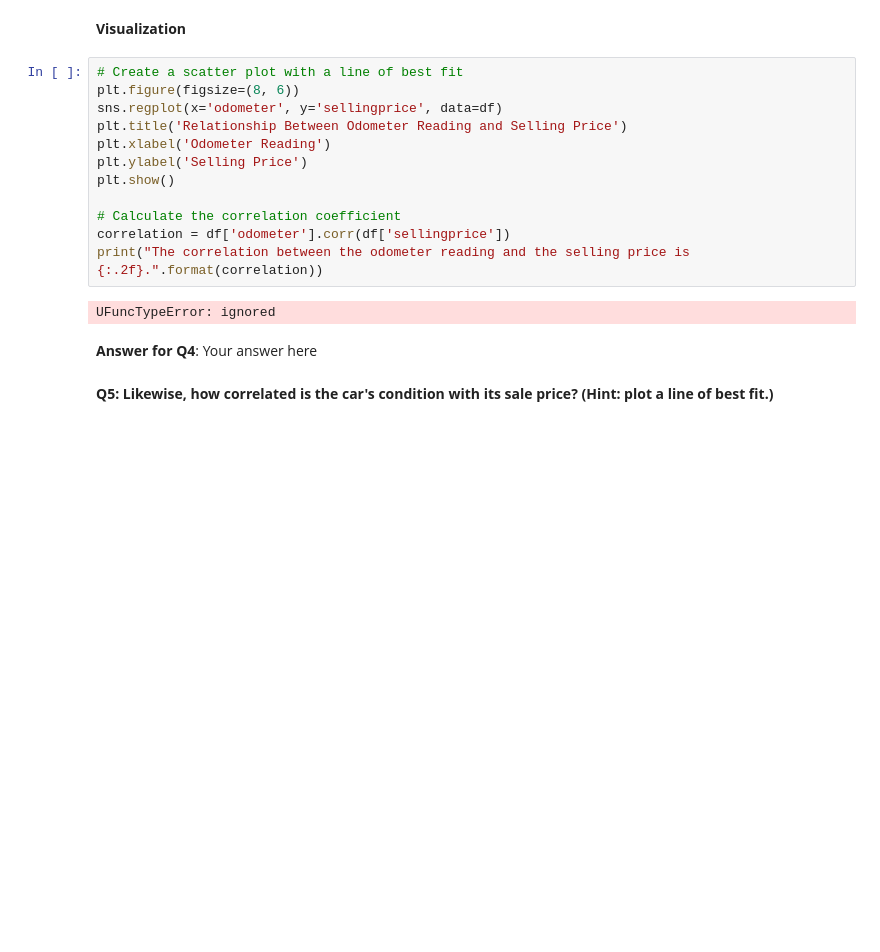
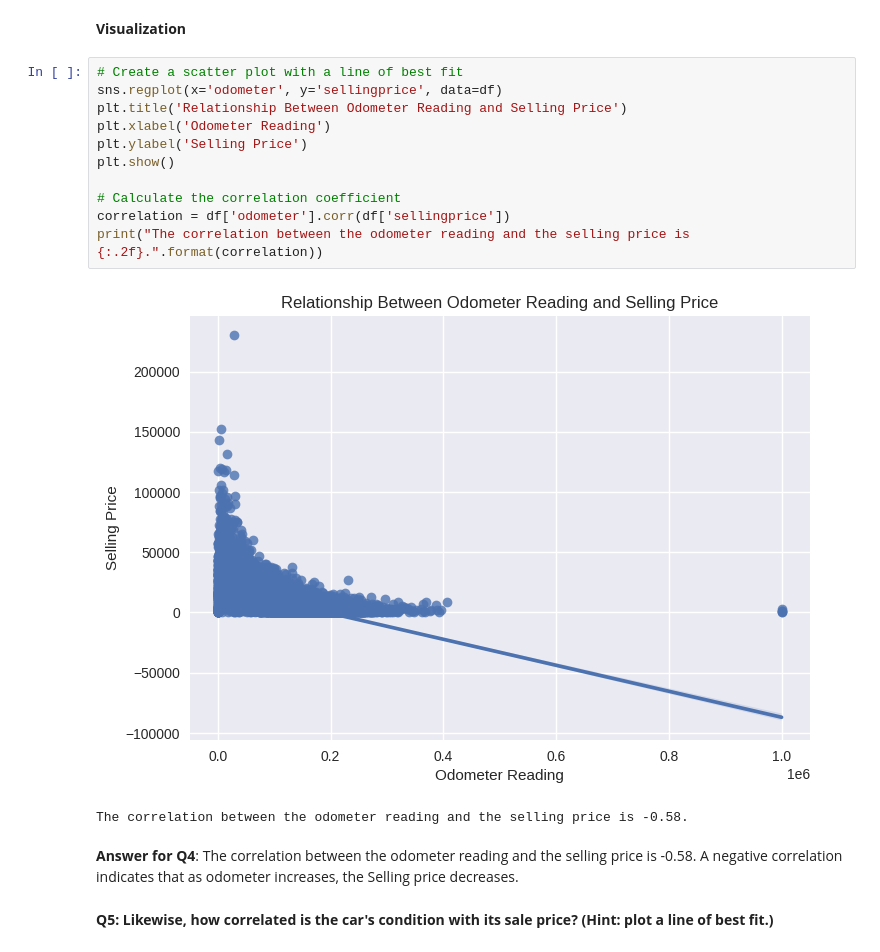
Before and after one commit to ahmedekram98/W2023, a Jupyter notebook: Regression_Mini-Project.ipynb, the cells around one changed output. Drawn from its saved outputs; the diff is of its cells as text; blank space fills up the shorter version.

```diff
--- a/Regression_Mini-Project.ipynb
+++ b/Regression_Mini-Project.ipynb
@@ -277,20 +278,21 @@ The most expensive car makes are: ferrari and bentley.
 **Visualization**
 # %%
 # Create a scatter plot with a line of best fit
-plt.figure(figsize=(8, 6))
 sns.regplot(x='odometer', y='sellingprice', data=df)
 plt.title('Relationship Between Odometer Reading and Selling Price')
 plt.xlabel('Odometer Reading')
 plt.ylabel('Selling Price')
 plt.show()
 
 # Calculate the correlation coefficient
 correlation = df['odometer'].corr(df['sellingprice'])
 print("The correlation between the odometer reading and the selling price is {:.2f}.".format(correlation))
 # %% [output]
+[figure, added]
-UFuncTypeError: ignored
+The correlation between the odometer reading and the selling price is -0.58.
-# %% [markdown]
-**Answer for Q4**: Your answer here
+# %% [markdown]
+**Answer for Q4**: The correlation between the odometer reading and the selling price is -0.58.
+A negative correlation indicates that as odometer increases, the Selling price decreases.
 # %% [markdown]
 **Q5: Likewise, how correlated is the car's condition with its sale price? (Hint: plot a line of best fit.)**
 # %% [markdown]
```
Also changed, not shown: parts of 11 cells of this notebook.
